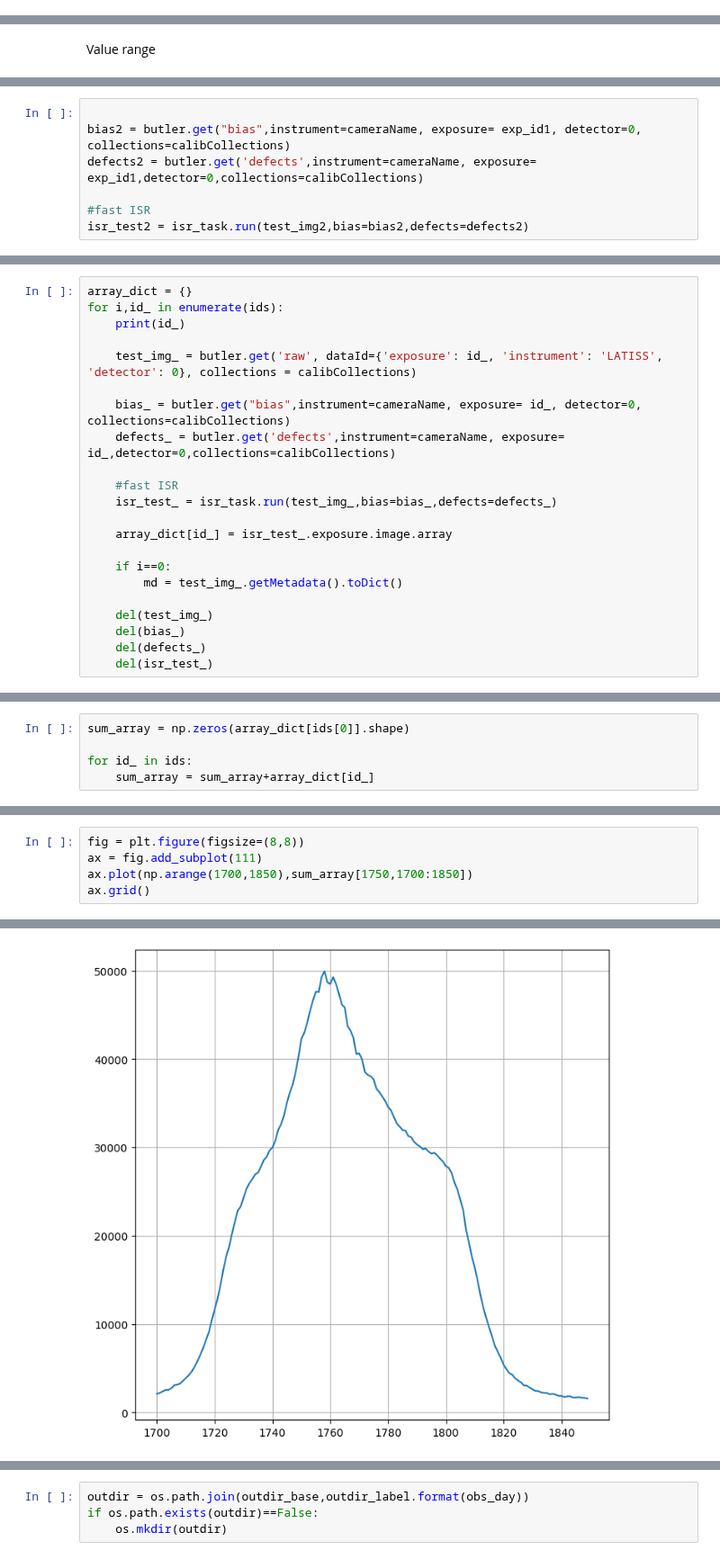
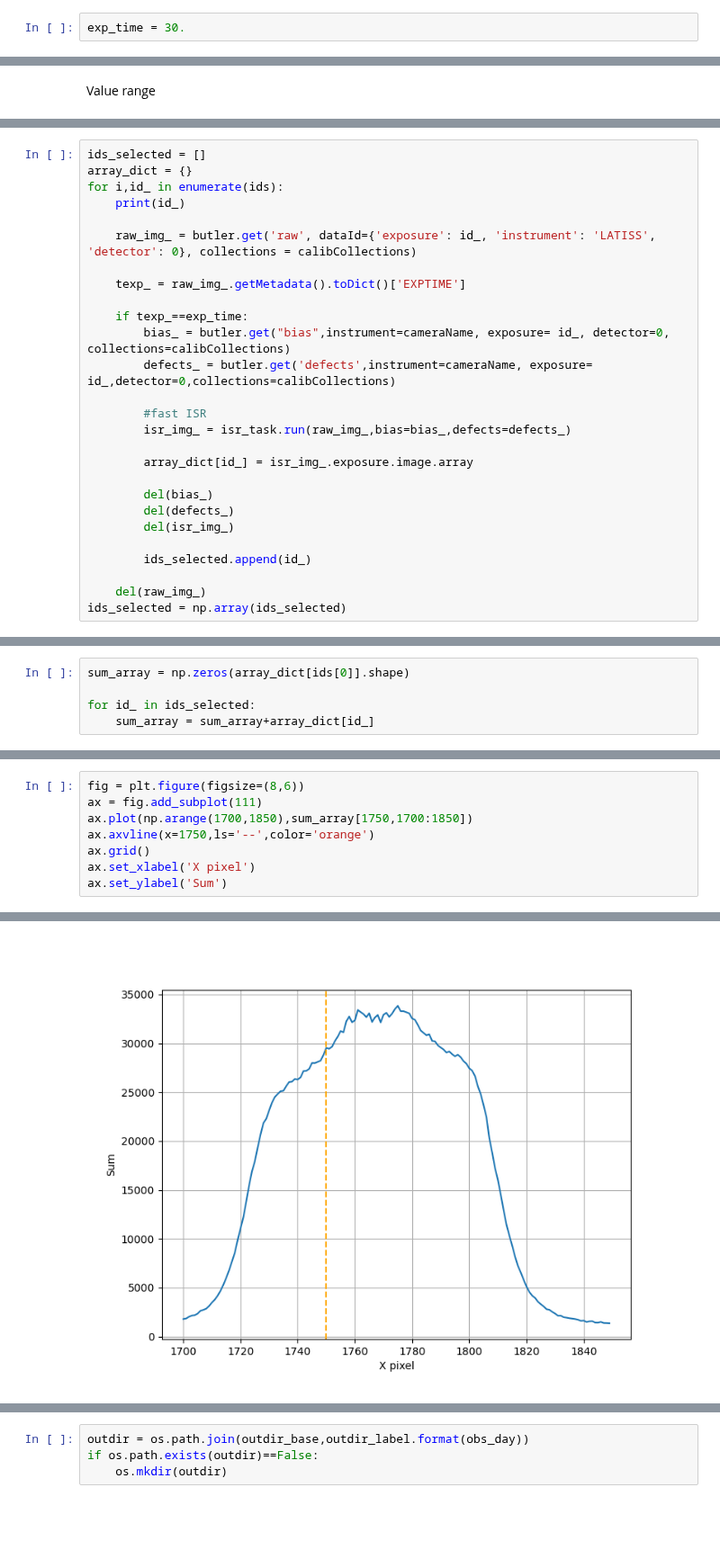
Before and after one commit to mrmonroy/AuxTel_summit_tests_2023, a Jupyter notebook: special_flats_shifting_star/horizontal_shift_star/horizontal_shift_run_20230926.ipynb, the cells around one changed output, grey strips where cells are left out. Shown at 90% size. Cells and saved outputs as stored; diff of their text form; blank space fills up the shorter version.

```diff
--- a/special_flats_shifting_star/horizontal_shift_star/horizontal_shift_run_20230926.ipynb
+++ b/special_flats_shifting_star/horizontal_shift_star/horizontal_shift_run_20230926.ipynb
@@ -271,3 +276,5 @@ afw_display.mtv(test_img.image)
+# %%
+exp_time = 30.
 # %% [markdown]
 ## Organize amplifiers
 # %%
@@ -401,7 +378,0 @@ test_img2 = butler.get('raw', dataId={'exposure': exp_id1, 'instrument': 'LATISS
-# %%
-
-bias2 = butler.get("bias",instrument=cameraName, exposure= exp_id1, detector=0, collections=calibCollections)
-defects2 = butler.get('defects',instrument=cameraName, exposure= exp_id1,detector=0,collections=calibCollections)
-
-#fast ISR
-isr_test2 = isr_task.run(test_img2,bias=bias2,defects=defects2)
@@ -421,23 +381,28 @@ test_2 = isr_test2.exposure.image.array
 # %%
+ids_selected = []
 array_dict = {}
 for i,id_ in enumerate(ids):
     print(id_)
 
-    test_img_ = butler.get('raw', dataId={'exposure': id_, 'instrument': 'LATISS', 'detector': 0}, collections = calibCollections)
+    raw_img_ = butler.get('raw', dataId={'exposure': id_, 'instrument': 'LATISS', 'detector': 0}, collections = calibCollections)
 
-    bias_ = butler.get("bias",instrument=cameraName, exposure= id_, detector=0, collections=calibCollections)
-    defects_ = butler.get('defects',instrument=cameraName, exposure= id_,detector=0,collections=calibCollections)
+    texp_ = raw_img_.getMetadata().toDict()['EXPTIME']
 
-    #fast ISR
-    isr_test_ = isr_task.run(test_img_,bias=bias_,defects=defects_)
+    if texp_==exp_time:
+        bias_ = butler.get("bias",instrument=cameraName, exposure= id_, detector=0, collections=calibCollections)
+        defects_ = butler.get('defects',instrument=cameraName, exposure= id_,detector=0,collections=calibCollections)
 
-    array_dict[id_] = isr_test_.exposure.image.array
+        #fast ISR
+        isr_img_ = isr_task.run(raw_img_,bias=bias_,defects=defects_)
 
-    if i==0:
-        md = test_img_.getMetadata().toDict()
+        array_dict[id_] = isr_img_.exposure.image.array
 
-    del(test_img_)
-    del(bias_)
-    del(defects_)
-    del(isr_test_)
+        del(bias_)
+        del(defects_)
+        del(isr_img_)
+
+        ids_selected.append(id_)
+
+    del(raw_img_)
+ids_selected = np.array(ids_selected)
 # %% [output]
@@ -457,7 +429,7 @@ lsst.isr INFO: Setting rough magnitude zero point for filter empty~holo4_003: 31
 # %%
 sum_array = np.zeros(array_dict[ids[0]].shape)
 
-for id_ in ids:
+for id_ in ids_selected:
     sum_array = sum_array+array_dict[id_]
 # %%
 fig = plt.figure(figsize=(8,8))
@@ -474,6 +446,9 @@ fig.colorbar(im,ax=ax)
 # %%
-fig = plt.figure(figsize=(8,8))
+fig = plt.figure(figsize=(8,6))
 ax = fig.add_subplot(111)
 ax.plot(np.arange(1700,1850),sum_array[1750,1700:1850])
+ax.axvline(x=1750,ls='--',color='orange')
 ax.grid()
+ax.set_xlabel('X pixel')
+ax.set_ylabel('Sum')
 # %% [output]
@@ -480 +456 @@ ax.grid()
-[figure, old version]
+[figure, new version]
```
Also changed, not shown: parts of 48 cells of this notebook.
